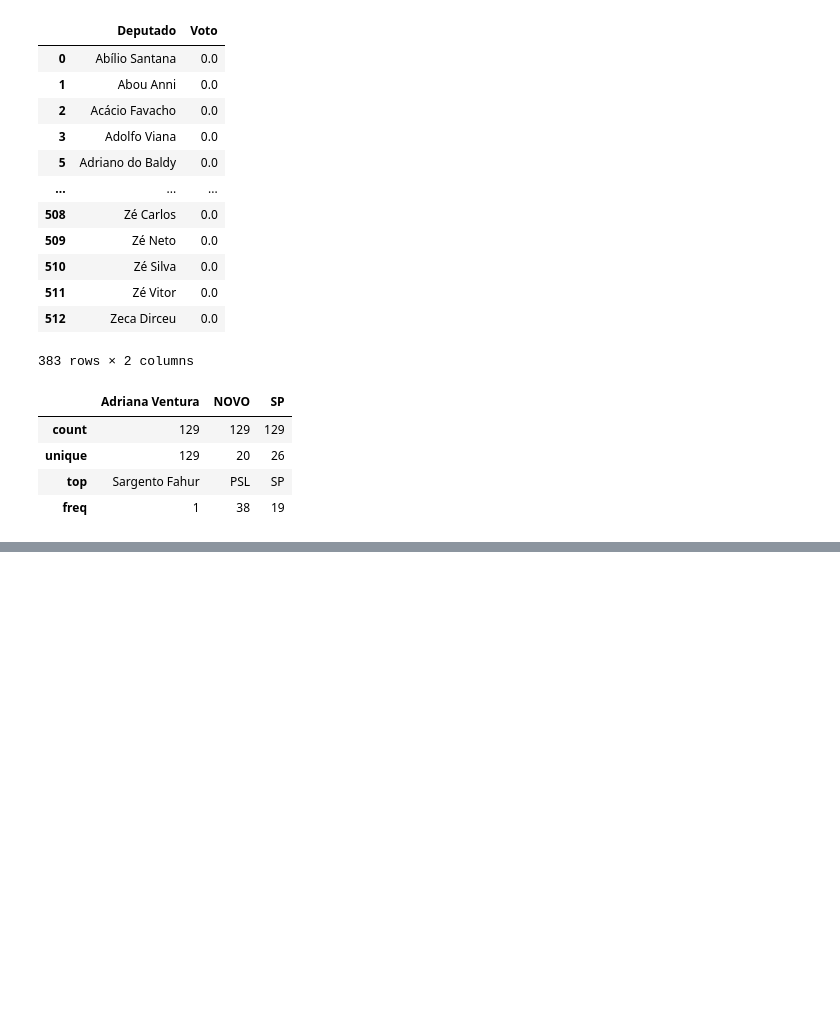
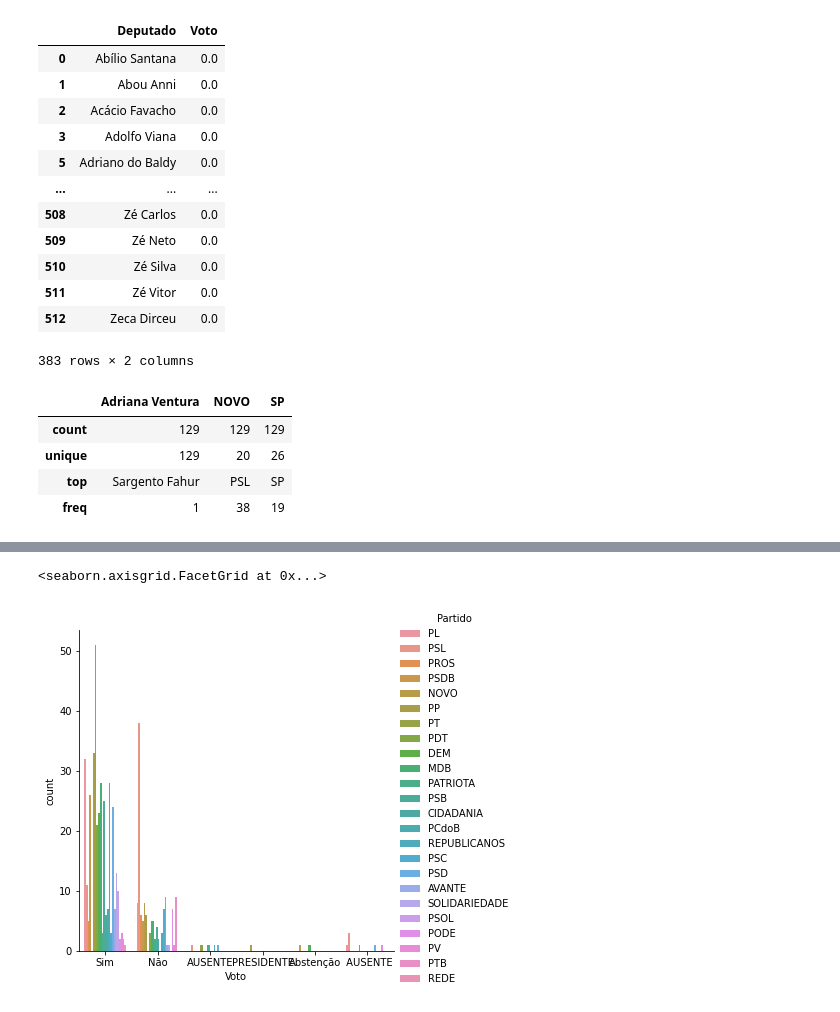
Before and after one commit to pcpiscator/Ciencia-de-dados, a Jupyter notebook: camara_X_stf.ipynb, the cells around one changed output, grey strips where cells are left out. Cells and saved outputs as stored; diff of their text form; code cells hidden in the pictures; blank space fills up the shorter version.

```diff
--- a/camara_X_stf.ipynb
+++ b/camara_X_stf.ipynb
@@ -251,0 +268,6 @@ alumenquat["Estado"].value_counts().plot.pie(figsize= (10,8))
+# %%
+
+sns.catplot('Voto', data=dados, hue='Partido', kind='count')
+# %% [output]
+<seaborn.axisgrid.FacetGrid at 0x...>
+[figure, added]
```
Also changed, not shown: parts of 10 cells of this notebook.
